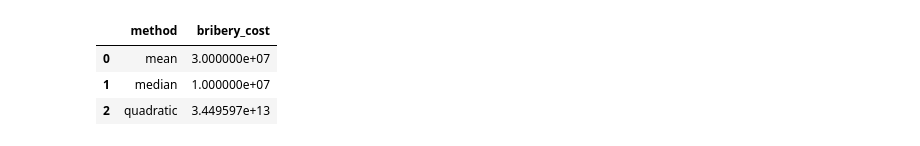
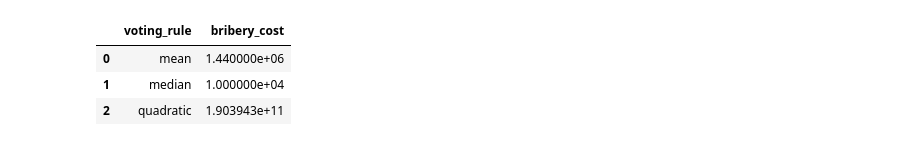
Before and after one commit to GovXS/Evaluating-Voting-Design-Tradeoffs-for-Retro-Funding, a Jupyter notebook: analysis/bribery_analysis.ipynb, the cells around one changed output. Cells and saved outputs as stored; diff of their text form; code cells hidden in the pictures.

```diff
--- a/analysis/bribery_analysis.ipynb
+++ b/analysis/bribery_analysis.ipynb
@@ -76,8 +76,6 @@ def simulate_bribery_median(model, target_project, desired_increase):
 
     bribery_cost = desired_increase
 
-
-
     return bribery_cost
 
 def evaluate_bribery_impact(model, target_project, desired_increase):
@@ -91,37 +89,37 @@ def evaluate_bribery_impact(model, target_project, desired_increase):
     for method in ["mean", "median", "quadratic"]:
         if method == "mean":
             bribery_cost= simulate_bribery_mean(
                 model, target_project, desired_increase
             )
         elif method == "median":
             bribery_cost = simulate_bribery_median(
                 model, target_project, desired_increase
             )
         elif method == "quadratic":
             bribery_cost = simulate_bribery_quadratic(
                 model, target_project, desired_increase
             )
 
         bribery_results.append({
-            "method": method,
+            "voting_rule": method,
             "bribery_cost": bribery_cost,
 
                     })
 
     return pd.DataFrame(bribery_results)
 # Initialize the model
-model = VotingModel(num_voters=3, num_projects=3, total_op_tokens=30e6)
+model = VotingModel(num_voters=144, num_projects=600, total_op_tokens=30e6)
 model.step()
 
 # Set parameters for bribery evaluation
 target_project = 1
-desired_increase = 10e6  # Desired increase of 5M OP tokens
+desired_increase = 10000  # Desired increase of 5M OP tokens
 
 # Evaluate the impact of bribery
 bribery_impact_df = evaluate_bribery_impact(model, target_project, desired_increase)
 bribery_impact_df.head()
 # %% [output]
-|  | method | bribery_cost |
-| 0 | mean | 3.000000e+07 |
-| 1 | median | 1.000000e+07 |
-| 2 | quadratic | 3.449597e+13 |
+|  | voting_rule | bribery_cost |
+| 0 | mean | 1.440000e+06 |
+| 1 | median | 1.000000e+04 |
+| 2 | quadratic | 1.903943e+11 |
```
Also changed, not shown: 5 other files.
